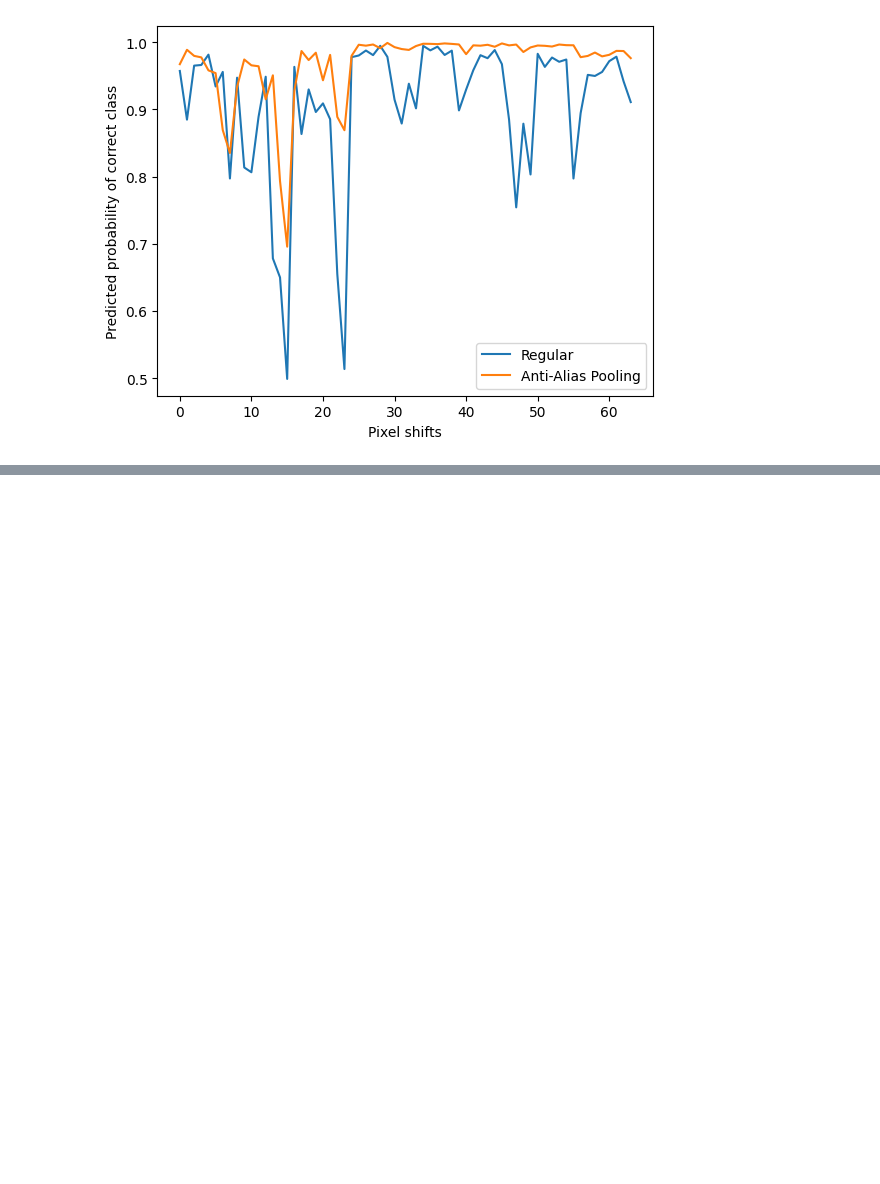
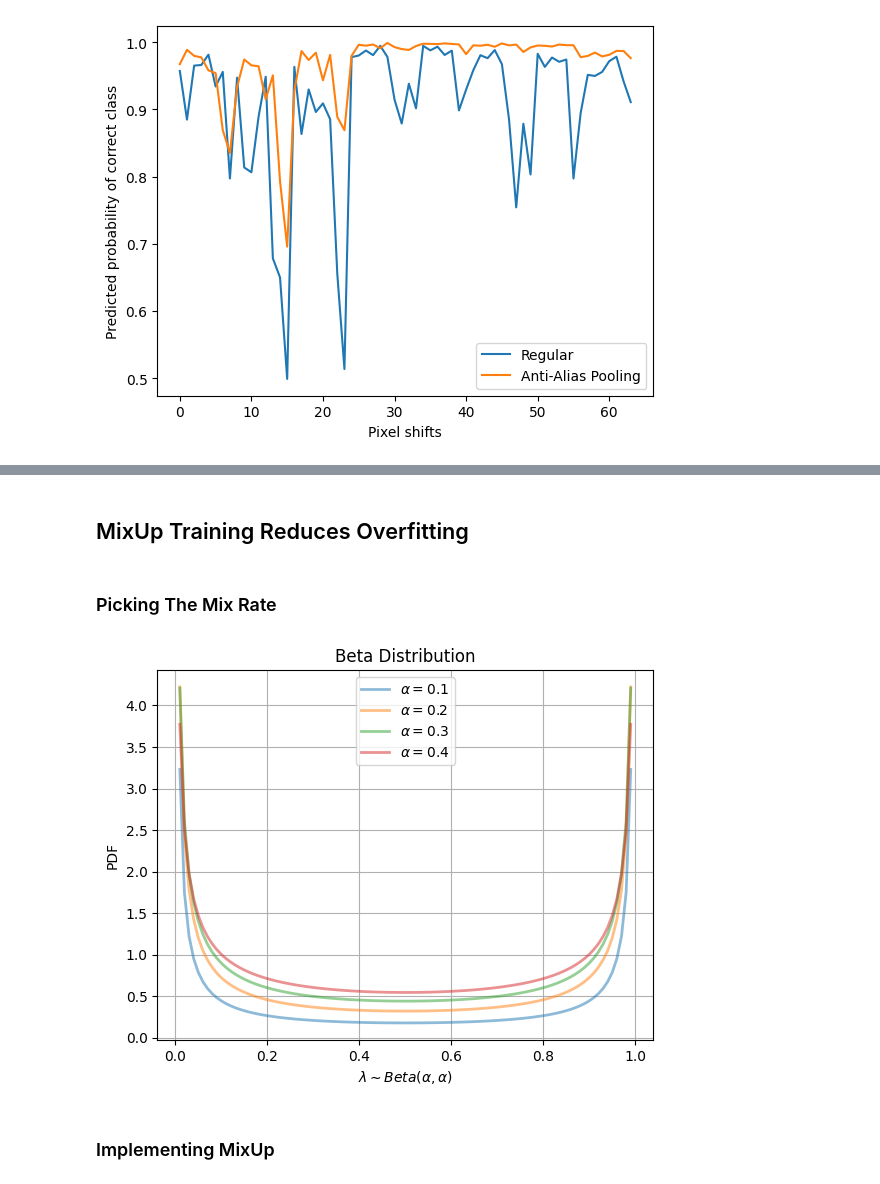
Before and after one commit to joakor89/Inside_Deep_Learning, a Jupyter notebook: chap_14/ABB.ipynb, the cells around one changed output, grey strips where cells are left out. Cells and saved outputs as stored; diff of their text form; code cells hidden in the pictures; blank space fills up the shorter version.

```diff
--- a/chap_14/ABB.ipynb
+++ b/chap_14/ABB.ipynb
@@ -393,0 +511,25 @@ ax.set(xlabel='Pixel shifts', ylabel='Predicted probability of correct class')
+# %% [markdown]
+## MixUp Training Reduces Overfitting
+# %% [markdown]
+### Picking The Mix Rate
+# %%
+range_01 = np.arange(100)[1:]/100
+
+for alpha in [0.1, 0.2, 0.3, 0.4]:
+    plt.plot(range_01,
+    scipy.stats.beta(alpha, alpha).pdf(range_01),
+    lw=2,
+    ls='-',
+    alpha=0.5,
+    label=r'$\alpha='+str(alpha)+"$")
+
+plt.xlabel(r"$\lambda \sim Beta(\alpha, \alpha)$")
+plt.ylabel(r"PDF")
+plt.legend()
+plt.title("Beta Distribution")
+plt.grid(True)
+plt.show()
+# %% [output]
+[figure, added]
+# %% [markdown]
+### Implementing MixUp
```
Also changed, not shown: parts of 14 cells of this notebook, 1 other file.
